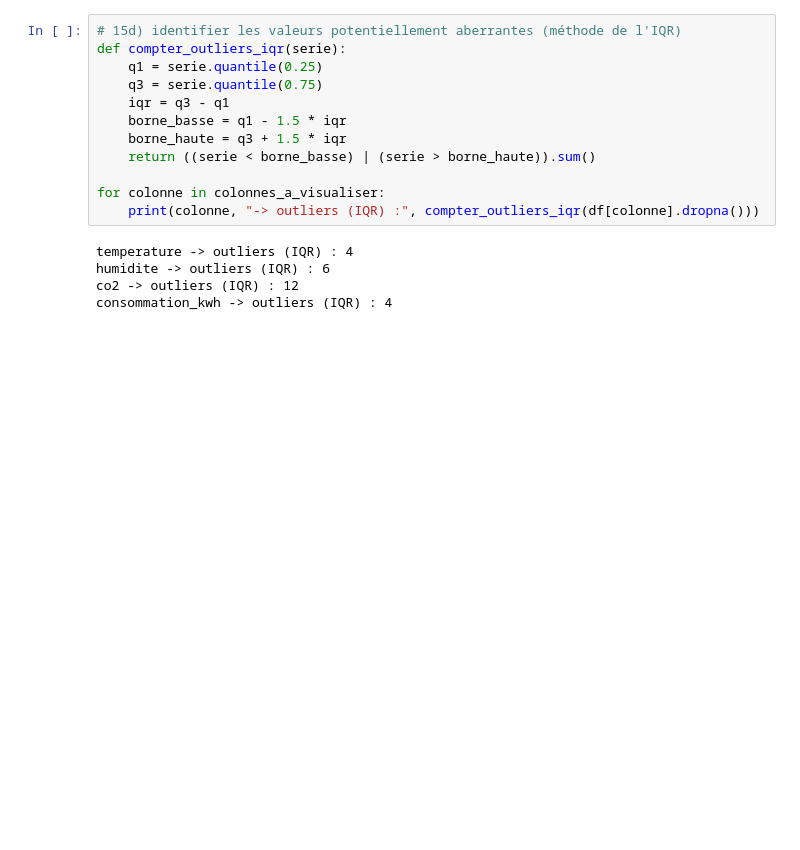
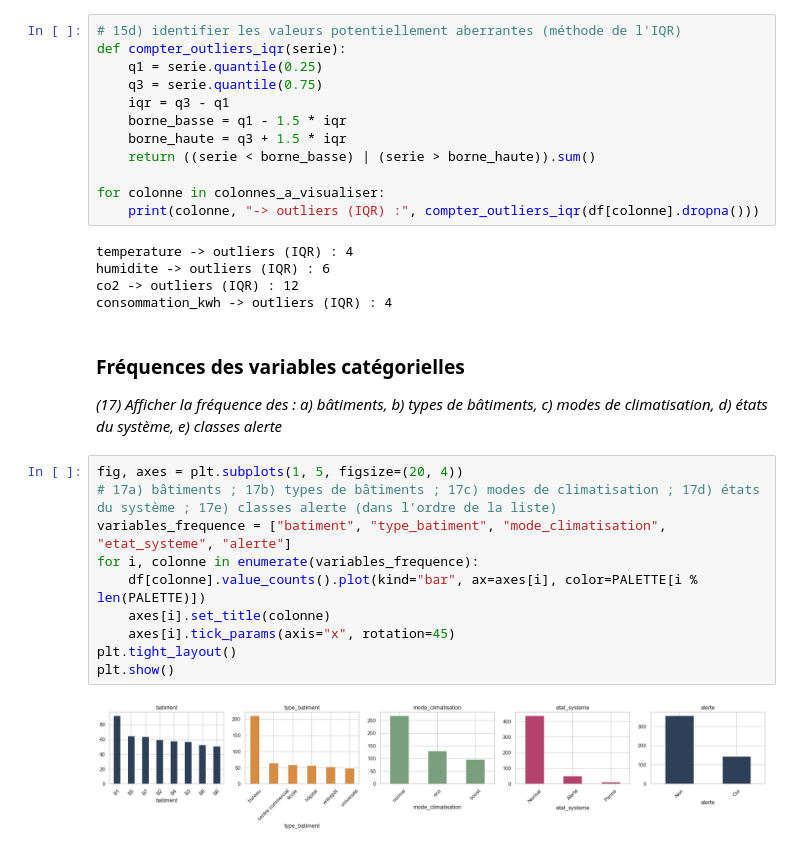
Before and after one commit to harounambaye/SmartCleanData, a Jupyter notebook: notebooks/SmartCleanData.ipynb, the cells around one changed output. Drawn from its saved outputs; the diff is of its cells as text; blank space fills up the shorter version.

Commit message:
Partie 1 – Exploration des données: Doublons: 17a) bâtiments ; 17b) types de bâtiments ; 17c) modes de climatisation ; 17d) états du système ; 17e) classes alerte (dans l'ordre de la liste)

```diff
--- a/notebooks/SmartCleanData.ipynb
+++ b/notebooks/SmartCleanData.ipynb
@@ -251,3 +251,19 @@ temperature -> outliers (IQR) : 4
 humidite -> outliers (IQR) : 6
 co2 -> outliers (IQR) : 12
 consommation_kwh -> outliers (IQR) : 4
+# %% [markdown]
+### Fréquences des variables catégorielles
+
+*(17) Afficher la fréquence des : a) bâtiments, b) types de bâtiments, c) modes de climatisation, d) états du système, e) classes alerte*
+# %%
+fig, axes = plt.subplots(1, 5, figsize=(20, 4))
+# 17a) bâtiments ; 17b) types de bâtiments ; 17c) modes de climatisation ; 17d) états du système ; 17e) classes alerte (dans l'ordre de la liste)
+variables_frequence = ["batiment", "type_batiment", "mode_climatisation", "etat_systeme", "alerte"]
+for i, colonne in enumerate(variables_frequence):
+    df[colonne].value_counts().plot(kind="bar", ax=axes[i], color=PALETTE[i % len(PALETTE)])
+    axes[i].set_title(colonne)
+    axes[i].tick_params(axis="x", rotation=45)
+plt.tight_layout()
+plt.show()
+# %% [output]
+[figure, added]
```
